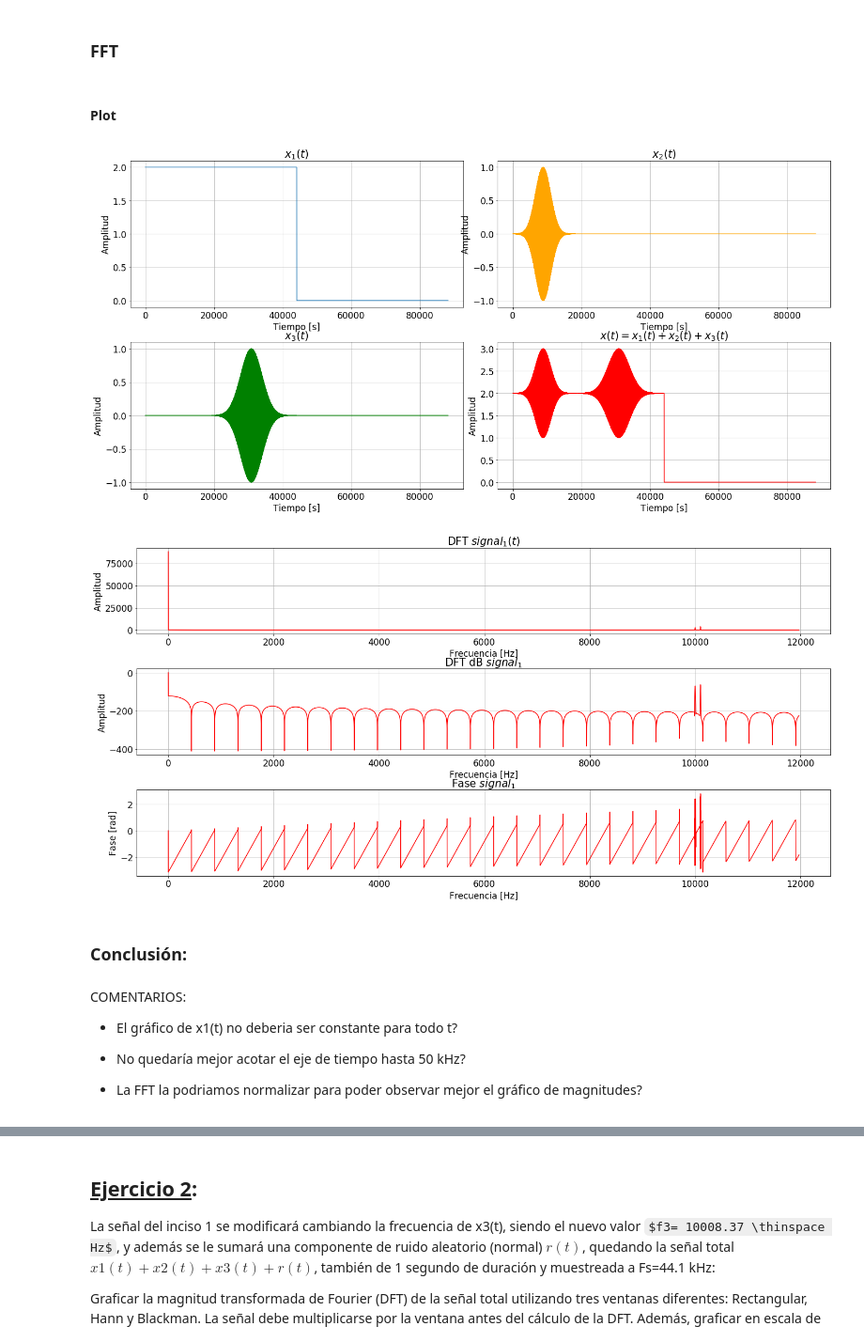
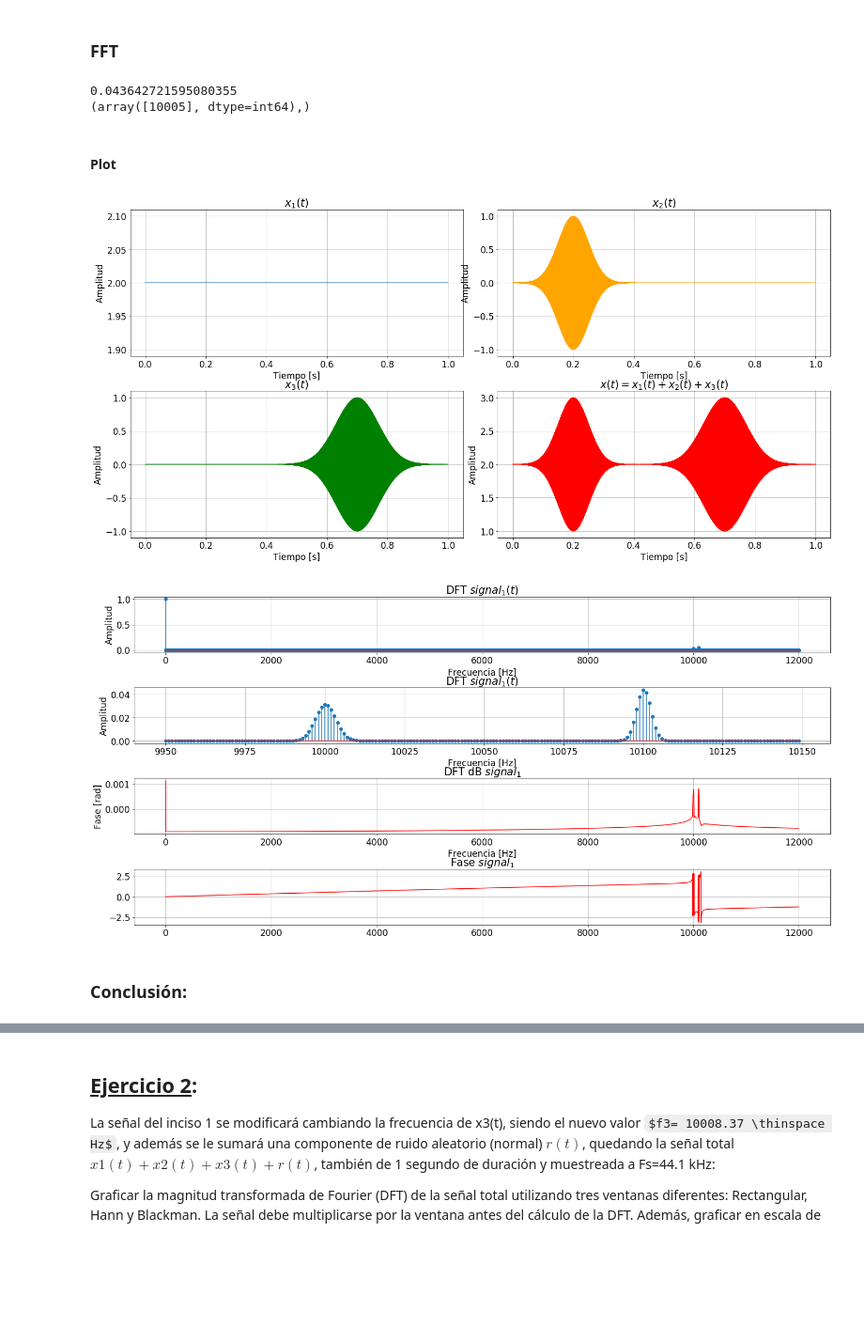
Before and after one commit to lunaisaias/dsp, a Jupyter notebook: tp2_dsp.ipynb, the cells around one changed output, grey strips where cells are left out. Shown: that part at 94% size. Cells and saved outputs as stored; diff of their text form; code cells hidden in the pictures; some formulas as TeX source; blank space fills up the shorter version.

```diff
--- a/tp2_dsp.ipynb
+++ b/tp2_dsp.ipynb
@@ -66,59 +58,64 @@ signals[4, :T*sr] = signal1_dB
 # %% [markdown]
 ### FFT
 # %%
-samples1= 100 #agrego más muestras para zero_padding
-dft_signal1 = np.fft.rfft(signal1, n=T*sr + samples1)
-freq = np.fft.rfftfreq(T*sr+samples1, 1/sr)
+samples1= 1000 #agrego más muestras para zero_padding
+dft_signal1 = np.fft.rfft(signal1)
+freq = np.fft.rfftfreq(len(signal1), 1/sr)
+
+dft_db= abs(dft_signal1)/np.max(abs(dft_signal1))
+
+max_dft= max(abs(dft_db[95:10800]))
+fre_max= np.where(abs(dft_db[95:10800]) == max_dft)
+
+print(max_dft)
+print(fre_max)
+# %% [output]
+0.043642721595080355
+(array([10005], dtype=int64),)
 # %% [markdown]
 #### Plot
 # %%
 plt.rcParams.update({'font.size': 17})
 fig, axs = plt.subplots(2, 2, sharex=False, sharey=False, figsize=[20, 10])
-axs[0, 0].plot(signals[0, :])
+axs[0, 0].plot(t, x1)
 axs[0, 0].set_title('$x_1(t)$')
-axs[0, 1].plot(signals[1, :], color='orange')
+axs[0, 1].plot(t, x2, color='orange')
 axs[0, 1].set_title('$x_2(t)$')
-axs[1, 0].plot(signals[2, :] ,color='green')
+axs[1, 0].plot(t, x3,color='green')
 axs[1, 0].set_title('$x_3(t)$')
-axs[1, 1].plot(signals[3, :], color='red')
+axs[1, 1].plot(t, signal1, color='red')
 axs[1, 1].set_title('$x(t) = x_1(t) + x_2(t) + x_3(t)$')
 fig.tight_layout()
 
 axs.flat[0].set(ylabel='Amplitud', xlabel='Tiempo [s]')
 axs.flat[1].set(ylabel='Amplitud', xlabel='Tiempo [s]')
 axs.flat[2].set(ylabel='Amplitud', xlabel='Tiempo [s]')
 axs.flat[3].set(ylabel='Amplitud', xlabel='Tiempo [s]')
 
 for ax in axs.flat:
     ax.grid()
 
 
 plt.rcParams.update({'font.size': 17})
-fig, axs = plt.subplots(3, 1, sharex=False, sharey=False, figsize=[20, 10])
-axs[0].plot(freq[0:12000], abs(dft_signal1[0:12000]), color='red')
+fig, axs = plt.subplots(4, 1, sharex=False, sharey=False, figsize=[20, 10])
+axs[0].stem(freq[0:12000], abs(dft_signal1[0:12000])/np.max(abs(dft_signal1)), use_line_collection= True)
 axs[0].set_title('DFT $signal_1(t)$')
-axs[1].plot(freq[0:12000], 20*np.log(abs(dft_signal1[0:12000])/np.max(abs(dft_signal1))), color='red')
-axs[1].set_title('DFT dB $signal_1$')
-axs[2].plot(freq[0:12000], np.angle(dft_signal1[0:12000]), color='red')
-axs[2].set_title('Fase $signal_1$')
+axs[1].stem(freq[9950:10150], abs(dft_signal1[9950:10150])/np.max(abs(dft_signal1)), use_line_collection= True)
+axs[1].set_title('DFT $signal_1(t)$')
+axs[2].plot(freq[0:12000], 20*np.log10(abs(dft_signal1[0:12000]))/np.max(abs(dft_signal1)), color='red')
+axs[2].set_title('DFT dB $signal_1$')
+axs[3].plot(freq[0:12000], np.angle(dft_signal1[0:12000]), color='red')
+axs[3].set_title('Fase $signal_1$')
 fig.tight_layout()
 
 axs.flat[0].set(ylabel='Amplitud', xlabel='Frecuencia [Hz]')
 axs.flat[1].set(ylabel='Amplitud', xlabel='Frecuencia [Hz]')
 axs.flat[2].set(ylabel='Fase [rad]', xlabel='Frecuencia [Hz]')
 
 for ax in axs.flat:
     ax.grid()
 # %% [output]
-[figure, old version]
+[figure, new version]
-[figure, old version]
+[figure, new version]
 # %% [markdown]
 ### Conclusión:
-# %% [markdown]
-COMENTARIOS:
-
-- El gráfico de x1(t) no deberia ser constante para todo t?
-
-- No quedaría mejor acotar el eje de tiempo hasta 50 kHz?
-
-- La FFT la podriamos normalizar para poder observar mejor el gráfico de magnitudes?
```
Also changed, not shown: parts of 24 cells of this notebook, 1 other file.
